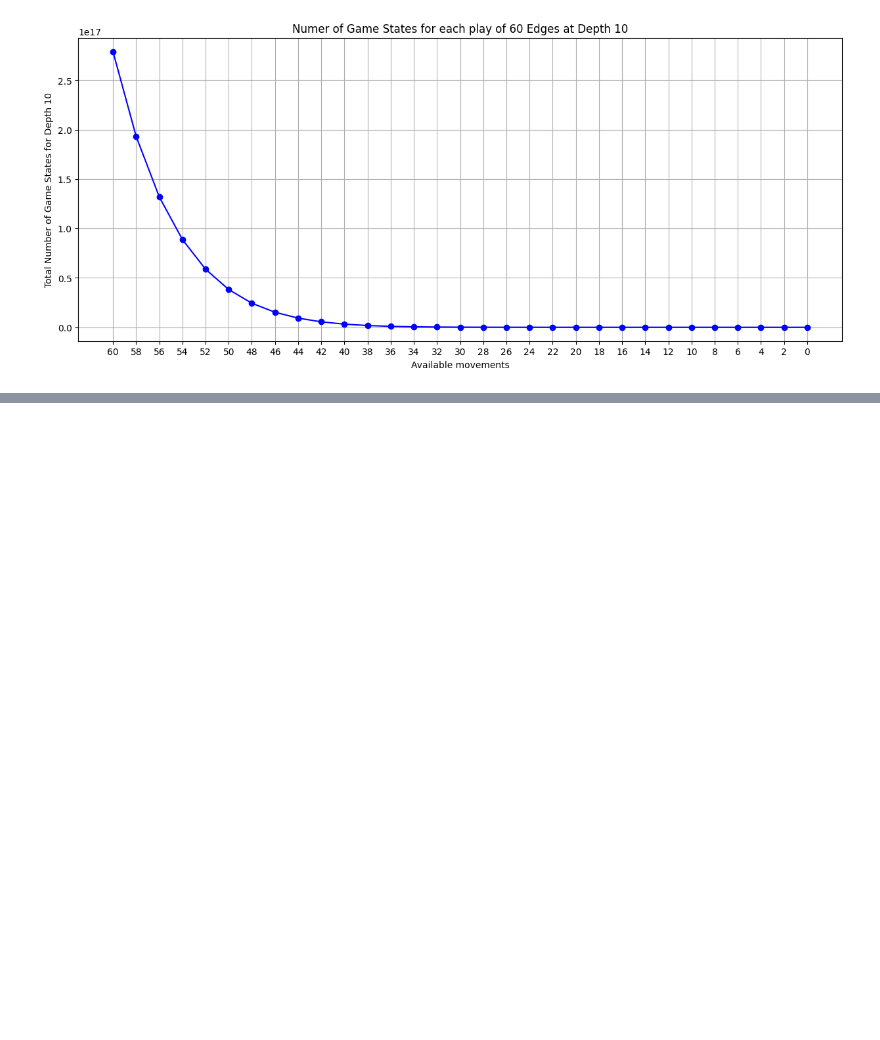
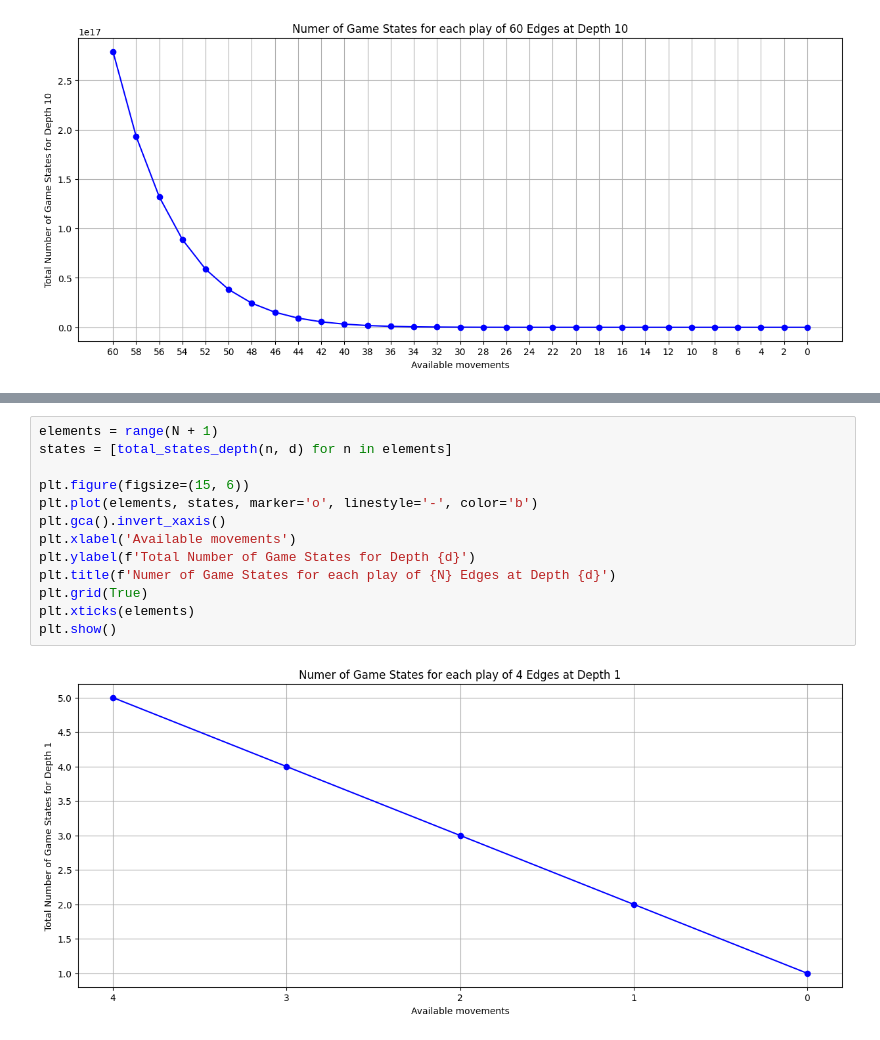
Before and after one commit to natynaro/clase-inteligencia-artifical, a Jupyter notebook: dots-and-boxes/analysis.ipynb, the cells around one changed output, grey strips where cells are left out. Drawn from its saved outputs; the diff is of its cells as text; blank space fills up the shorter version.

```diff
--- a/dots-and-boxes/analysis.ipynb
+++ b/dots-and-boxes/analysis.ipynb
@@ -229,0 +245,15 @@ plt.show()
+# %%
+elements = range(N + 1)
+states = [total_states_depth(n, d) for n in elements]
+
+plt.figure(figsize=(15, 6))
+plt.plot(elements, states, marker='o', linestyle='-', color='b')
+plt.gca().invert_xaxis()
+plt.xlabel('Available movements')
+plt.ylabel(f'Total Number of Game States for Depth {d}')
+plt.title(f'Numer of Game States for each play of {N} Edges at Depth {d}')
+plt.grid(True)
+plt.xticks(elements)
+plt.show()
+# %% [output]
+[figure, added]
```
Also changed, not shown: parts of 3 cells of this notebook, 4 other files.
